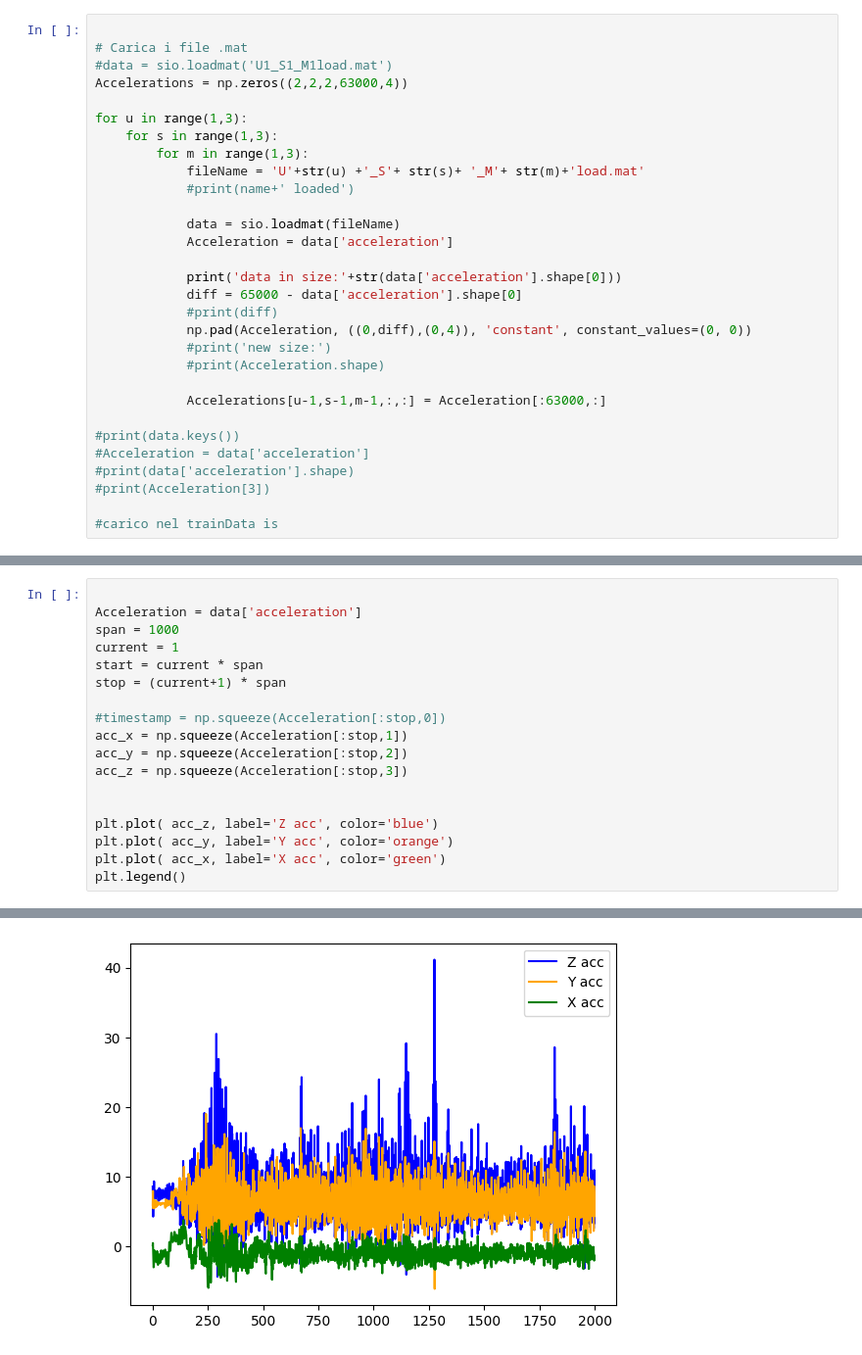
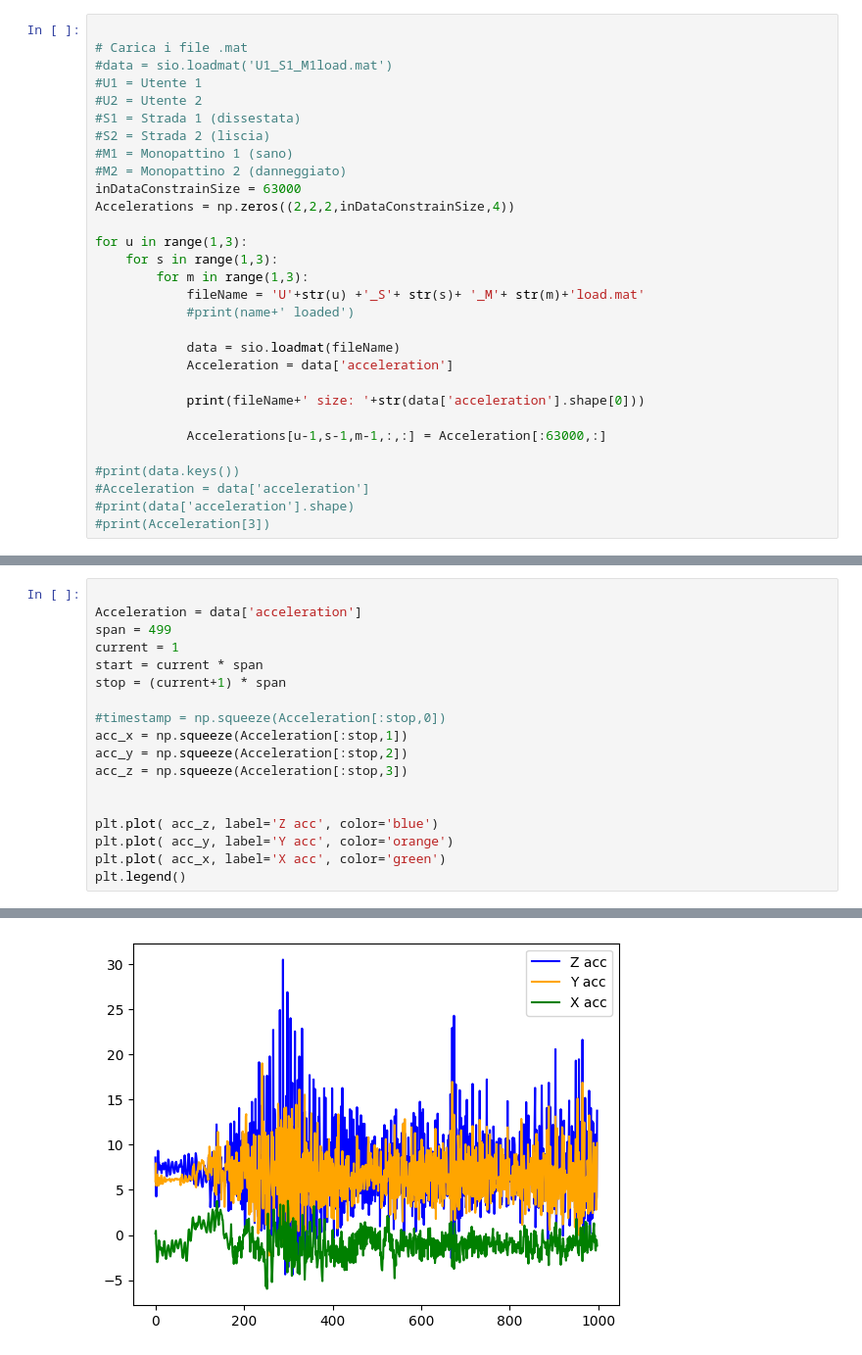
Before and after one commit to Ciosepp/Tesi, a Jupyter notebook: analisys/tesi.ipynb, the cells around one changed output, grey strips where cells are left out. Shown at 98% size. Saved outputs shown, nothing was run; the diff lists cells and outputs as text.

```diff
--- a/analisys/tesi.ipynb
+++ b/analisys/tesi.ipynb
@@ -14,7 +16,14 @@ import cartopy.crs as ccrs
 
 # Carica i file .mat
 #data = sio.loadmat('U1_S1_M1load.mat')
-Accelerations = np.zeros((2,2,2,63000,4))
+#U1 = Utente 1
+#U2 = Utente 2
+#S1 = Strada 1 (dissestata)
+#S2 = Strada 2 (liscia)
+#M1 = Monopattino 1 (sano)
+#M2 = Monopattino 2 (danneggiato)
+inDataConstrainSize = 63000
+Accelerations = np.zeros((2,2,2,inDataConstrainSize,4))
 
 for u in range(1,3):
     for s in range(1,3):
@@ -25,12 +34,7 @@ for u in range(1,3):
             data = sio.loadmat(fileName)
             Acceleration = data['acceleration']
 
-            print('data in size:'+str(data['acceleration'].shape[0]))
-            diff = 65000 - data['acceleration'].shape[0]
-            #print(diff)
-            np.pad(Acceleration, ((0,diff),(0,4)), 'constant', constant_values=(0, 0))
-            #print('new size:')
-            #print(Acceleration.shape)
+            print(fileName+' size: '+str(data['acceleration'].shape[0]))
 
             Accelerations[u-1,s-1,m-1,:,:] = Acceleration[:63000,:]
 
@@ -38,6 +42,4 @@ for u in range(1,3):
 #Acceleration = data['acceleration']
 #print(data['acceleration'].shape)
 #print(Acceleration[3])
-
-#carico nel trainData is
 # %% [output]
@@ -52,23 +54,23 @@ data in size:63660
 # %%
 
 Acceleration = data['acceleration']
-span = 1000
+span = 499
 current = 1
 start = current * span
 stop = (current+1) * span
 
 #timestamp = np.squeeze(Acceleration[:stop,0])
 acc_x = np.squeeze(Acceleration[:stop,1])
 acc_y = np.squeeze(Acceleration[:stop,2])
 acc_z = np.squeeze(Acceleration[:stop,3])
 
 
 plt.plot( acc_z, label='Z acc', color='blue')
 plt.plot( acc_y, label='Y acc', color='orange')
 plt.plot( acc_x, label='X acc', color='green')
 plt.legend()
 # %% [output]
 <matplotlib.legend.Legend at 0x...>
-[figure, old version]
+[figure, new version]
 # %%
 ##test welch
```
Also changed, not shown: parts of 6 cells of this notebook, 1 other file.
